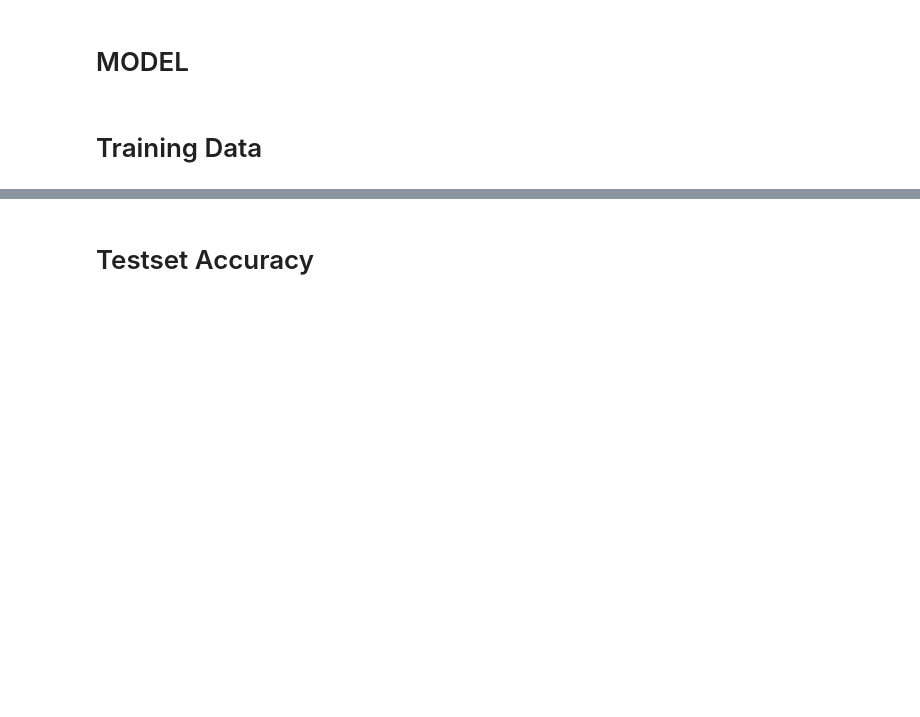
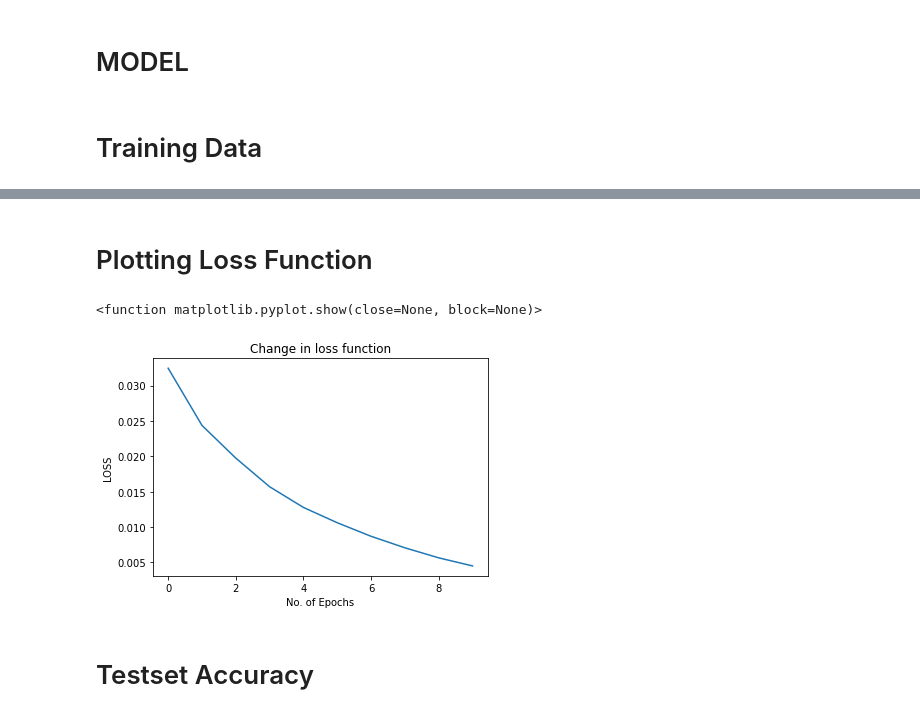
Before and after one commit to gauravc-14/deep-with-cnn, a Jupyter notebook: Paper 1/AlexNet.ipynb, the cells around one changed output, grey strips where cells are left out. Drawn from its saved outputs; the diff is of its cells as text; code cells hidden in the pictures; blank space fills up the shorter version.

```diff
--- a/Paper 1/AlexNet.ipynb
+++ b/Paper 1/AlexNet.ipynb
@@ -10,3 +18,5 @@ import torchvision.transforms as transforms
+# %%
+device = torch.device('cuda')
 # %% [markdown]
 # Loading Data
 # %%
@@ -95,0 +146,32 @@ train(model, train_loader, optimizer, loss, 10)
+# %%
+model = AlexNet().to(device)
+loss_fn = nn.CrossEntropyLoss()
+optimiser = torch.optim.SGD(model.parameters(), lr = 0.05)
+epochs = 10
+# %%
+losses = []
+
+for i in range(epochs):
+    total_loss, correct = 0,0
+    for x, y in train_loader:
+
+        x = x.to(device)
+        y = y.to(device)
+
+        pred = model(x)
+        loss = loss_fn(pred , y)
+        total_loss += loss.item() #Adding loss of each batch
+        optimiser.zero_grad()
+        loss.backward()
+        optimiser.step()
+
+        _, predicted = torch.max(pred, 1) #Getting the index with max probability
+        correct += (predicted == y).sum().item()
+
+    total_loss /= len(train_loader.dataset) # average of total loss of all batches
+    losses.append(total_loss) #Collecting loss of each epoch for plotting graph
+
+    correct /= len(train_loader.dataset)
+    print(f"[=============Epochs: {i+1} ============]")
+    print(f"Loss : {total_loss:.5f}")
+    print(f"Accuracy : {correct:.5f}")
@@ -96,2 +196,13 @@ train(model, train_loader, optimizer, loss, 10)
+# %% [markdown]
+# Plotting Loss Function
+# %%
+plt.plot(losses)
+plt.title("Change in loss function")
+plt.xlabel("No. of Epochs")
+plt.ylabel("LOSS")
+plt.show
+# %% [output]
+<function matplotlib.pyplot.show(close=None, block=None)>
+[figure, added]
 # %% [markdown]
 # Testset Accuracy
```
Also changed, not shown: parts of 14 cells of this notebook.
